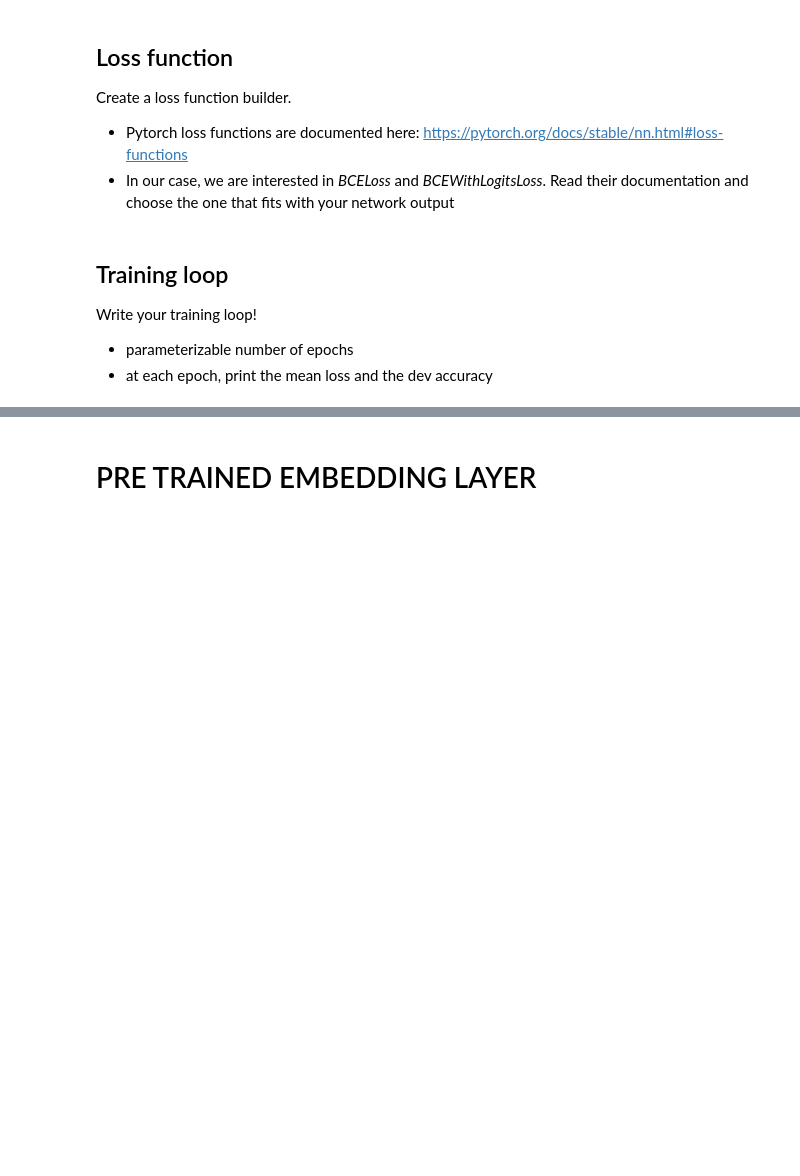
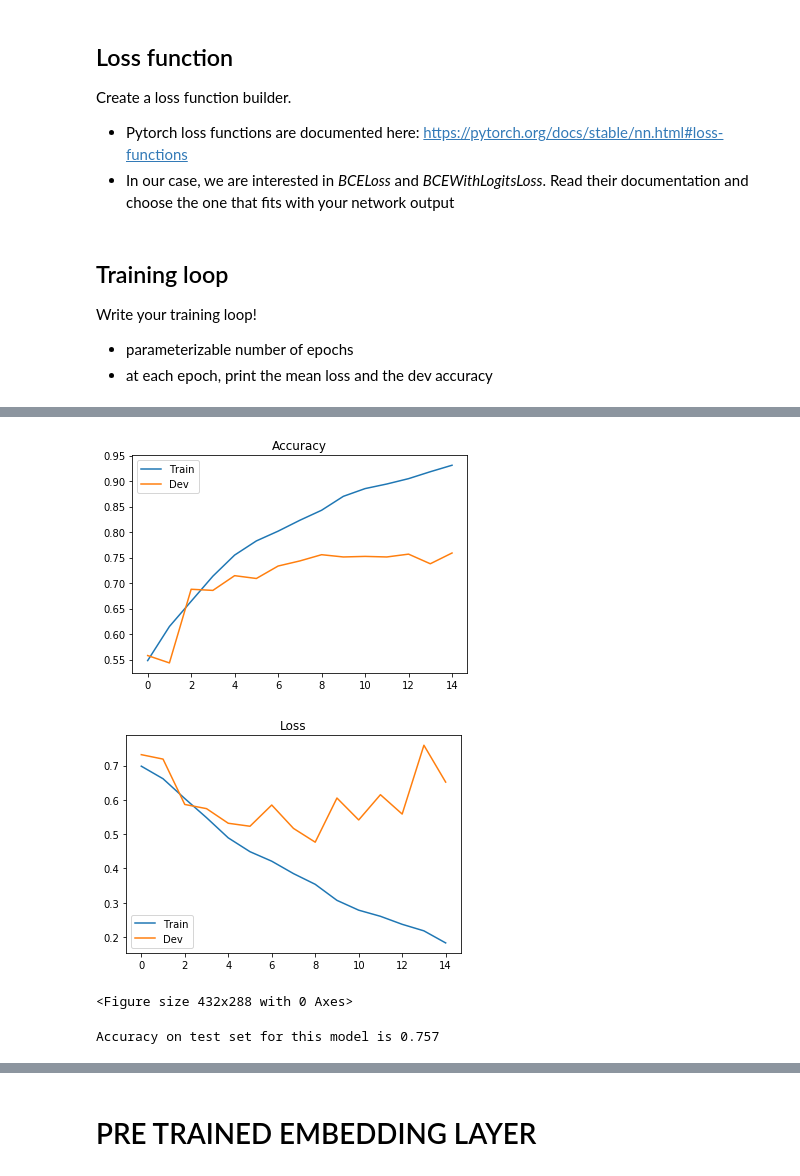
Before and after one commit to FlorianBertelli/M2_AIC, a Jupyter notebook: DeepLearning_NLP/TP2/TP2.ipynb, the cells around one changed output, grey strips where cells are left out. Cells and saved outputs as stored; diff of their text form; code cells hidden in the pictures; blank space fills up the shorter version.

```diff
--- a/DeepLearning_NLP/TP2/TP2.ipynb
+++ b/DeepLearning_NLP/TP2/TP2.ipynb
@@ -372,4 +496,4 @@ def train(model , epochs, lr ,X_train ,y_train , X_dev , y_dev , optimizer ="SGD
 # %%
-m = Conv_classifier(len(token_index), 5, [2], 5, pool_type="max")
-train(m , 30 , lr=0.1 , X_train =X_train ,y_train = y_train , X_dev = X_dev , y_dev = y_dev)
+m = Conv_classifier(len(token_index), 5, 2, 5, pool_type="max" )
+train(m , 15 , lr=1e-1 , X_train =X_train ,y_train = y_train , X_dev = X_dev , y_dev = y_dev,save_path="model_max_2")
 # %% [output]
@@ -376,0 +517,10 @@ NameError: name 'Conv_classifier' is not defined
+[figure, added]
+[figure, added]
+<Figure size 432x288 with 0 Axes>
+# %%
+m =  Conv_classifier(len(token_index), 5, 2, 5, pool_type="max" )
+m.load_state_dict(torch.load("model_max_2"))
+
+evaluation_test(m, X_test, y_test)
+# %% [output]
+Accuracy on test set for this model is 0.757
```
Also changed, not shown: parts of 16 cells of this notebook.
